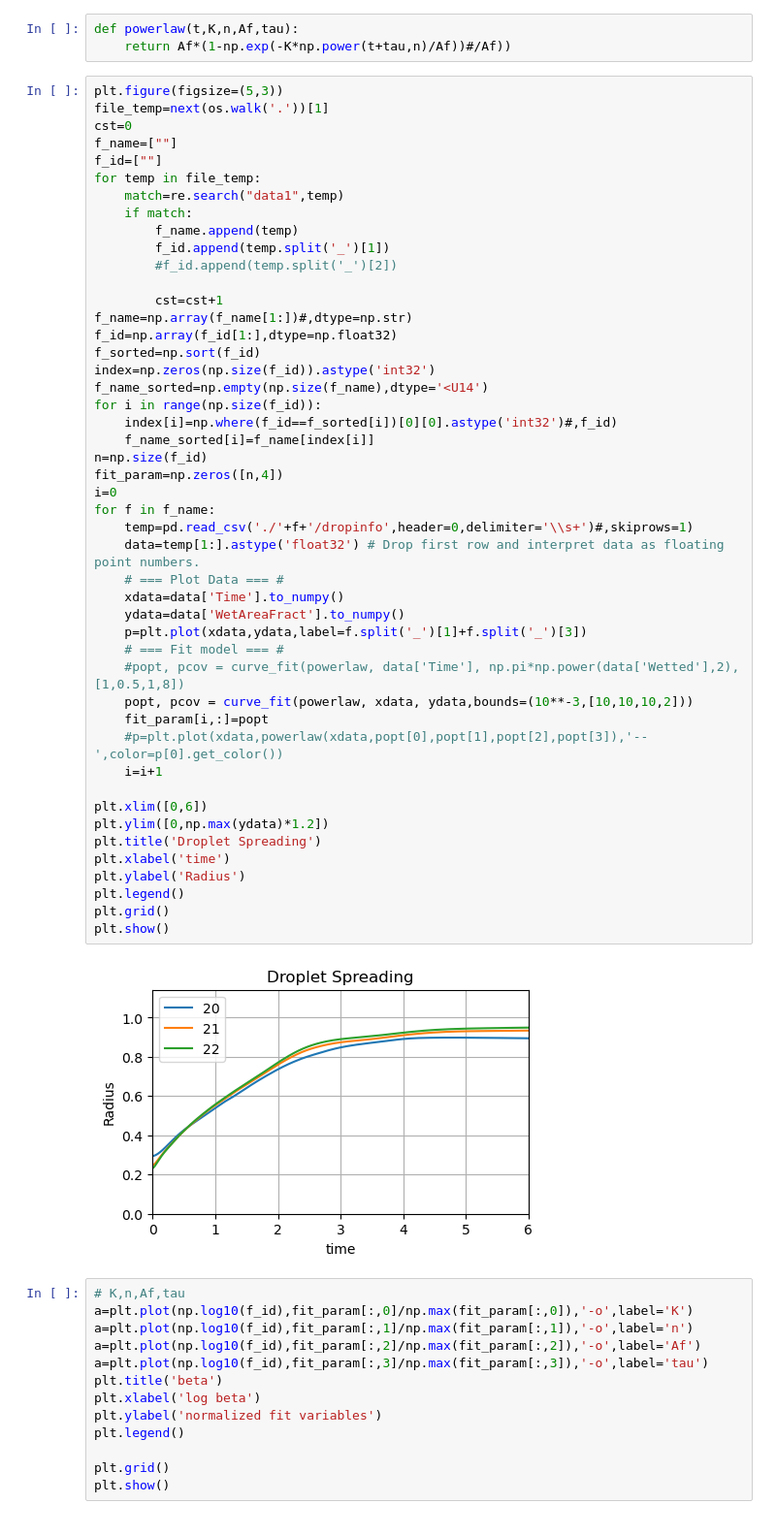
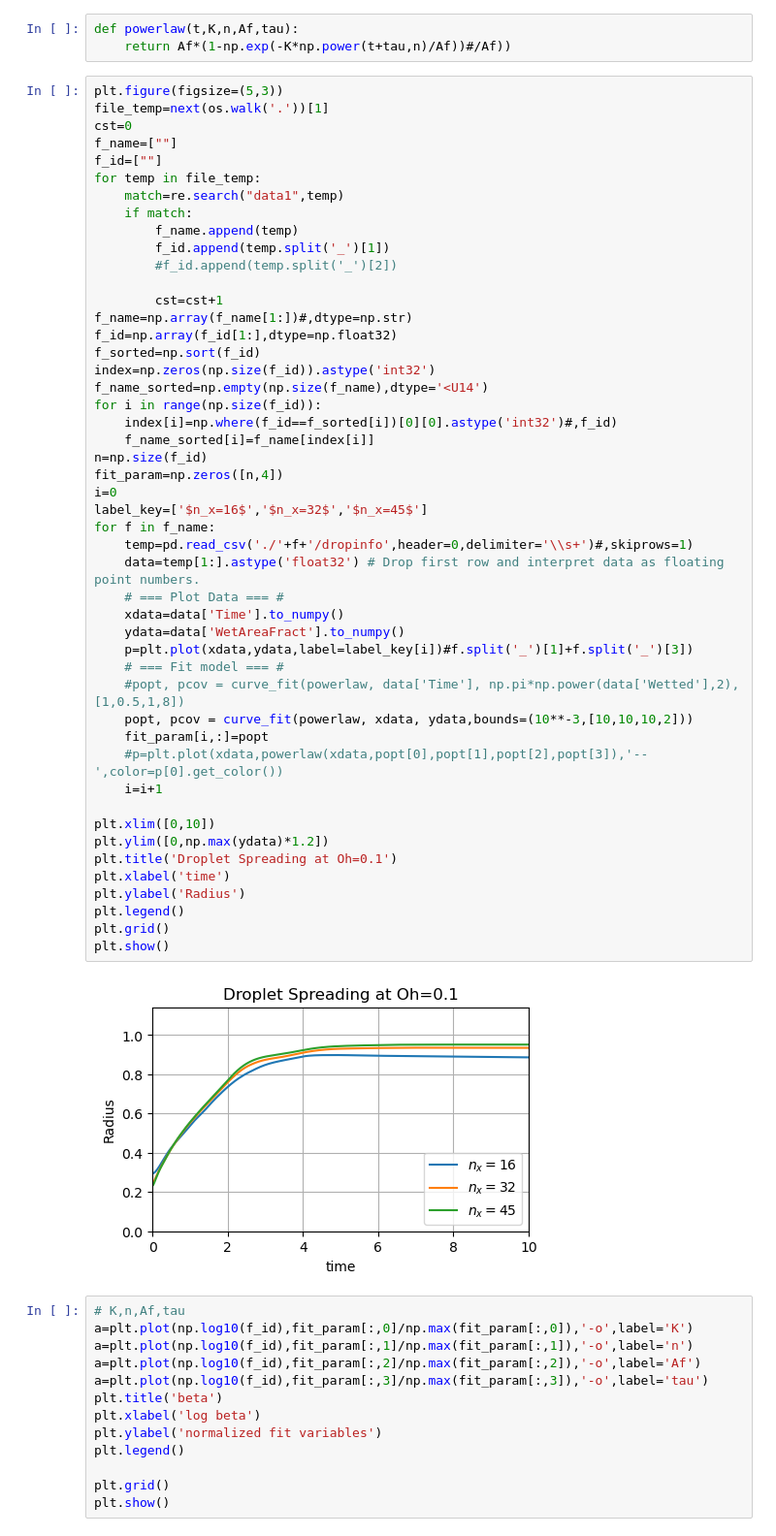
Before and after one commit to pmt58/Droplet_NGA2, a Jupyter notebook: data_analysis.ipynb, the cells around one changed output. Shown: that part at 97% size. Drawn from its saved outputs; the diff is of its cells as text.

```diff
--- a/data_analysis.ipynb
+++ b/data_analysis.ipynb
@@ -27,37 +27,38 @@ f_name=np.array(f_name[1:])#,dtype=np.str)
 f_id=np.array(f_id[1:],dtype=np.float32)
 f_sorted=np.sort(f_id)
 index=np.zeros(np.size(f_id)).astype('int32')
 f_name_sorted=np.empty(np.size(f_name),dtype='<U14')
 for i in range(np.size(f_id)):
     index[i]=np.where(f_id==f_sorted[i])[0][0].astype('int32')#,f_id)
     f_name_sorted[i]=f_name[index[i]]
 n=np.size(f_id)
 fit_param=np.zeros([n,4])
 i=0
+label_key=['$n_x=16$','$n_x=32$','$n_x=45$']
 for f in f_name:
     temp=pd.read_csv('./'+f+'/dropinfo',header=0,delimiter='\\s+')#,skiprows=1)
     data=temp[1:].astype('float32') # Drop first row and interpret data as floating point numbers.
     # === Plot Data === #
     xdata=data['Time'].to_numpy()
     ydata=data['WetAreaFract'].to_numpy()
-    p=plt.plot(xdata,ydata,label=f.split('_')[1]+f.split('_')[3])
+    p=plt.plot(xdata,ydata,label=label_key[i])#f.split('_')[1]+f.split('_')[3])
     # === Fit model === #
     #popt, pcov = curve_fit(powerlaw, data['Time'], np.pi*np.power(data['Wetted'],2),[1,0.5,1,8])
     popt, pcov = curve_fit(powerlaw, xdata, ydata,bounds=(10**-3,[10,10,10,2]))
     fit_param[i,:]=popt
     #p=plt.plot(xdata,powerlaw(xdata,popt[0],popt[1],popt[2],popt[3]),'--',color=p[0].get_color())
     i=i+1
 
-plt.xlim([0,6])
+plt.xlim([0,10])
 plt.ylim([0,np.max(ydata)*1.2])
-plt.title('Droplet Spreading')
+plt.title('Droplet Spreading at Oh=0.1')
 plt.xlabel('time')
 plt.ylabel('Radius')
 plt.legend()
 plt.grid()
 plt.show()
 # %% [output]
-[figure, old version]
+[figure, new version]
 # %%
 # K,n,Af,tau
 a=plt.plot(np.log10(f_id),fit_param[:,0]/np.max(fit_param[:,0]),'-o',label='K')
```
Also changed, not shown: 2 other files.
